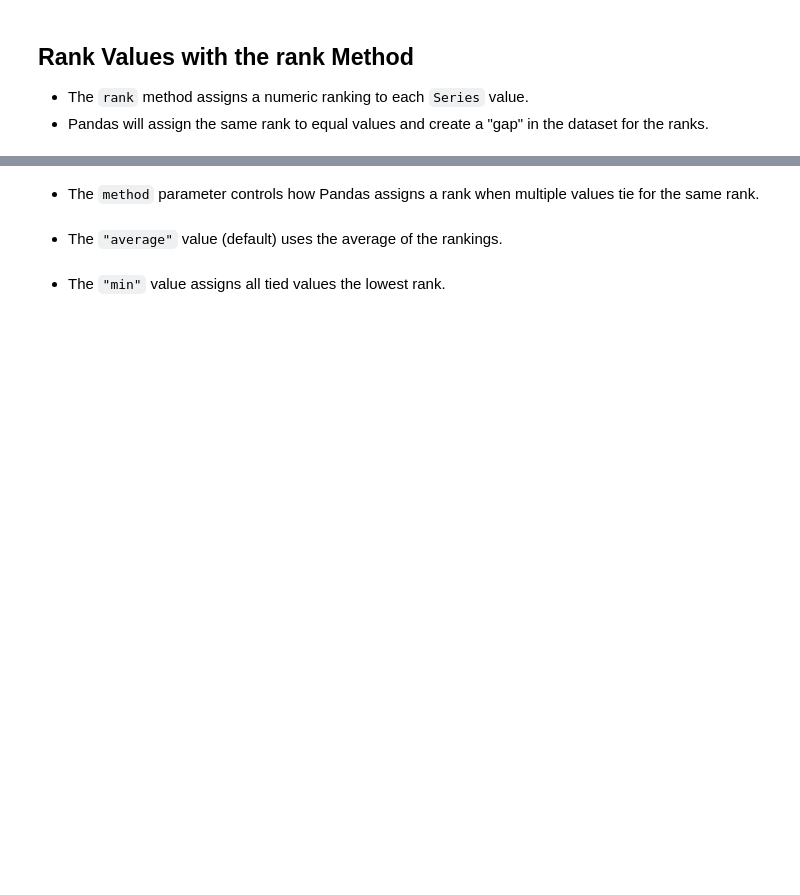
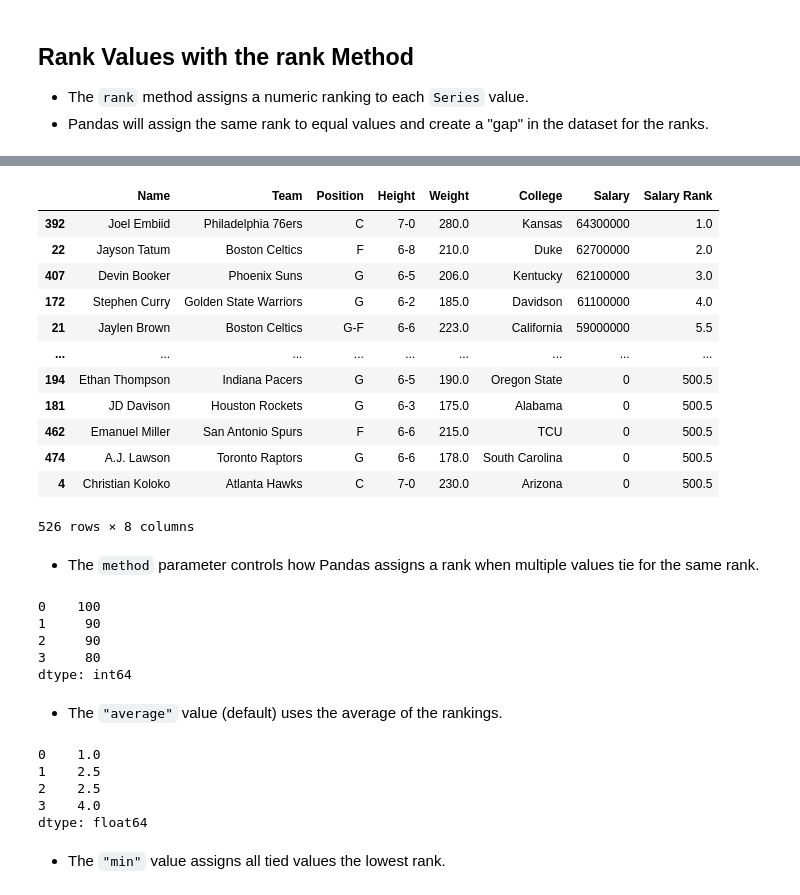
Before and after one commit to Sai-Krishna-t/data-analysis-with-pandas-and-python, a Jupyter notebook: Incomplete/04 - DataFrames I - Introduction.ipynb, the cells around one changed output, grey strips where cells are left out. Cells and saved outputs as stored; diff of their text form; code cells hidden in the pictures; blank space fills up the shorter version.

```diff
--- a/Incomplete/04 - DataFrames I - Introduction.ipynb
+++ b/Incomplete/04 - DataFrames I - Introduction.ipynb
@@ -457,3 +1814,11 @@ revenue.axes
 ## Rank Values with the rank Method
 - The `rank` method assigns a numeric ranking to each `Series` value.
 - Pandas will assign the same rank to equal values and create a "gap" in the dataset for the ranks.
+# %%
+nba = (
+    pd.read_csv('nba.csv')
+    .dropna(how='all')
+    .fillna({"Salary": 0})
+    .astype({"Salary": int})
+)
+nba.head()
@@ -460,6 +1877,41 @@ revenue.axes
+# %%
+nba['Salary Rank'] = nba['Salary'].rank(ascending=False)
+# %%
+nba.sort_values("Salary", ascending=False)
+# %% [output]
+|  | Name | Team | Position | Height | Weight | College | Salary | Salary Rank |
+| 392 | Joel Embiid | Philadelphia 76ers | C | 7-0 | 280.0 | Kansas | 64300000 | 1.0 |
+| 22 | Jayson Tatum | Boston Celtics | F | 6-8 | 210.0 | Duke | 62700000 | 2.0 |
+| 407 | Devin Booker | Phoenix Suns | G | 6-5 | 206.0 | Kentucky | 62100000 | 3.0 |
+| 172 | Stephen Curry | Golden State Warriors | G | 6-2 | 185.0 | Davidson | 61100000 | 4.0 |
+| 21 | Jaylen Brown | Boston Celtics | G-F | 6-6 | 223.0 | California | 59000000 | 5.5 |
+| ... | ... | ... | ... | ... | ... | ... | ... | ... |
+| 194 | Ethan Thompson | Indiana Pacers | G | 6-5 | 190.0 | Oregon State | 0 | 500.5 |
+| 181 | JD Davison | Houston Rockets | G | 6-3 | 175.0 | Alabama | 0 | 500.5 |
+| 462 | Emanuel Miller | San Antonio Spurs | F | 6-6 | 215.0 | TCU | 0 | 500.5 |
+| 474 | A.J. Lawson | Toronto Raptors | G | 6-6 | 178.0 | South Carolina | 0 | 500.5 |
+| 4 | Christian Koloko | Atlanta Hawks | C | 7-0 | 230.0 | Arizona | 0 | 500.5 |
+526 rows × 8 columns
 # %% [markdown]
 - The `method` parameter controls how Pandas assigns a rank when multiple values tie for the same rank.
+# %%
+df = pd.Series([100, 90, 90, 80])
+df
+# %% [output]
+0    100
+1     90
+2     90
+3     80
+dtype: int64
 # %% [markdown]
 - The `"average"` value (default) uses the average of the rankings.
+# %%
+df.rank(ascending=False, method='average')
+# %% [output]
+0    1.0
+1    2.5
+2    2.5
+3    4.0
+dtype: float64
 # %% [markdown]
 - The `"min"` value assigns all tied values the lowest rank.
```
Also changed, not shown: parts of 123 cells of this notebook, 5 other files.
